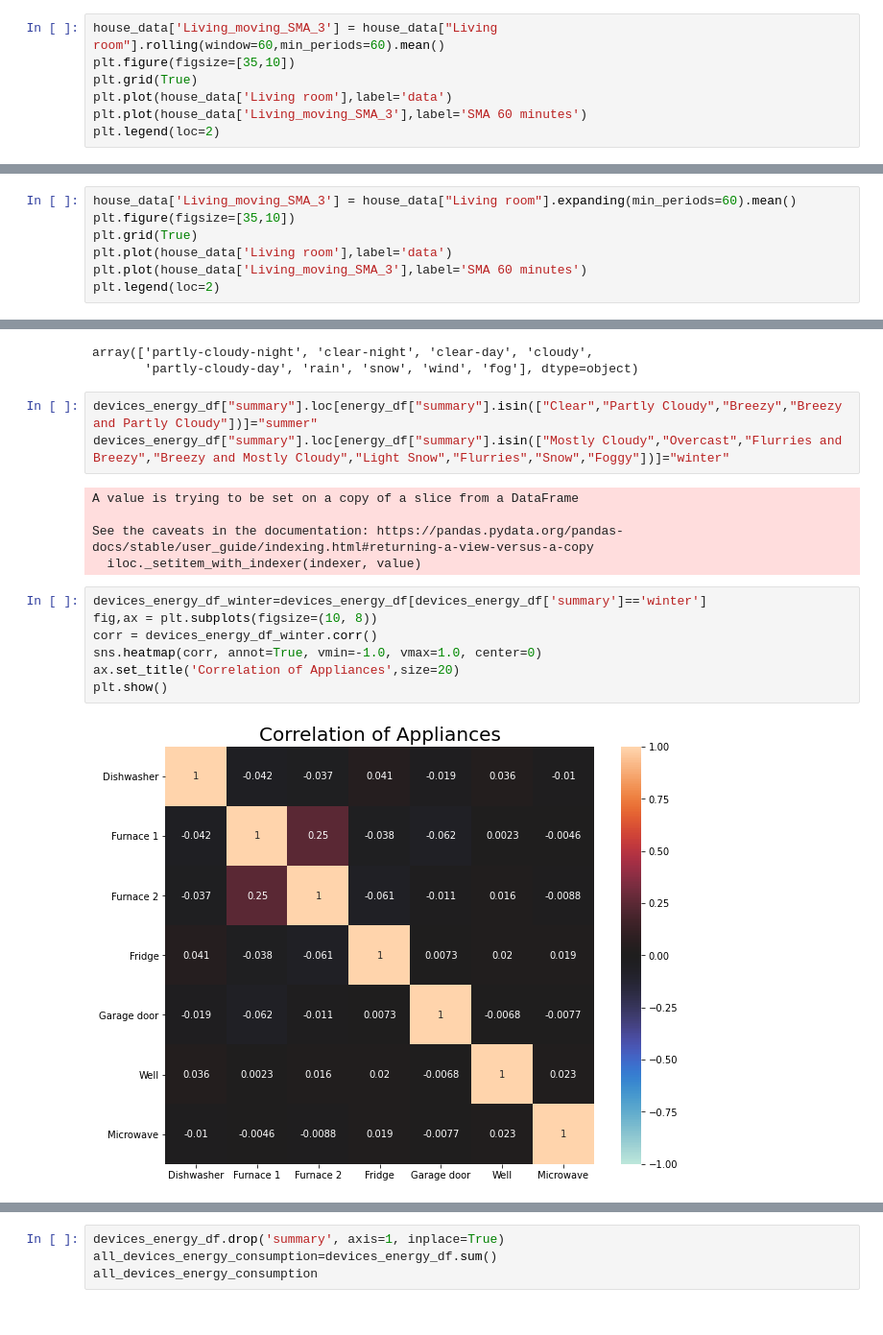
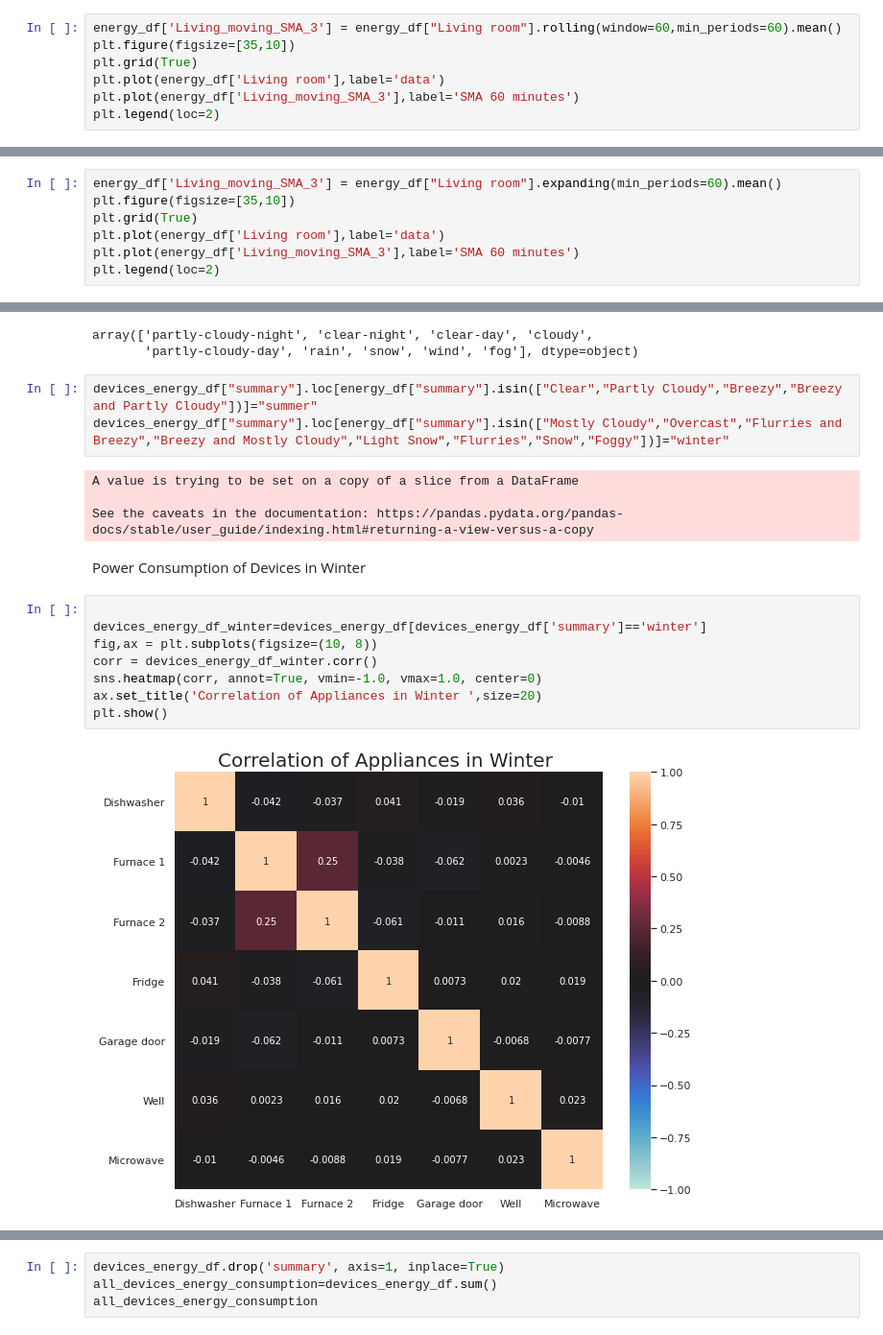
Before and after one commit to crackledsp/PowerConsumptionEDA, a Jupyter notebook: EDA_power_consumption.ipynb, the cells around one changed output, grey strips where cells are left out. Shown at 96% size. Saved outputs shown, nothing was run; the diff lists cells and outputs as text.

```diff
--- a/EDA_power_consumption.ipynb
+++ b/EDA_power_consumption.ipynb
@@ -163,11 +177,11 @@ energy_df['Living room'].resample(rule='H').mean().plot(figsize=(30,10),linewidt
 # %% [markdown]
 ###Hourly Trend in Living Room with Simple Moving Average of window 60 ( 60 minutes = 1 hour )
 # %%
-house_data['Living_moving_SMA_3'] = house_data["Living room"].rolling(window=60,min_periods=60).mean()
+energy_df['Living_moving_SMA_3'] = energy_df["Living room"].rolling(window=60,min_periods=60).mean()
 plt.figure(figsize=[35,10])
 plt.grid(True)
-plt.plot(house_data['Living room'],label='data')
-plt.plot(house_data['Living_moving_SMA_3'],label='SMA 60 minutes')
+plt.plot(energy_df['Living room'],label='data')
+plt.plot(energy_df['Living_moving_SMA_3'],label='SMA 60 minutes')
 plt.legend(loc=2)
 # %% [output]
 <matplotlib.legend.Legend at 0x...>
@@ -175,11 +189,11 @@ plt.legend(loc=2)
 # %% [markdown]
 ###Hourly Trend in Living Room with Expanding window 60 ( 60 minutes = 1 hour )
 # %%
-house_data['Living_moving_SMA_3'] = house_data["Living room"].expanding(min_periods=60).mean()
+energy_df['Living_moving_SMA_3'] = energy_df["Living room"].expanding(min_periods=60).mean()
 plt.figure(figsize=[35,10])
 plt.grid(True)
-plt.plot(house_data['Living room'],label='data')
-plt.plot(house_data['Living_moving_SMA_3'],label='SMA 60 minutes')
+plt.plot(energy_df['Living room'],label='data')
+plt.plot(energy_df['Living_moving_SMA_3'],label='SMA 60 minutes')
 plt.legend(loc=2)
 # %% [output]
 <matplotlib.legend.Legend at 0x...>
@@ -286,13 +295,15 @@ devices_energy_df["summary"].loc[energy_df["summary"].isin(["Mostly Cloudy","Ove
 A value is trying to be set on a copy of a slice from a DataFrame
 
 See the caveats in the documentation: https://pandas.pydata.org/pandas-docs/stable/user_guide/indexing.html#returning-a-view-versus-a-copy
-  iloc._setitem_with_indexer(indexer, value)
+# %% [markdown]
+Power Consumption of Devices in Winter
 # %%
+
 devices_energy_df_winter=devices_energy_df[devices_energy_df['summary']=='winter']
 fig,ax = plt.subplots(figsize=(10, 8))
 corr = devices_energy_df_winter.corr()
 sns.heatmap(corr, annot=True, vmin=-1.0, vmax=1.0, center=0)
-ax.set_title('Correlation of Appliances',size=20)
+ax.set_title('Correlation of Appliances in Winter ',size=20)
 plt.show()
 # %% [output]
-[figure, old version]
+[figure, new version]
```
Also changed, not shown: parts of 20 cells of this notebook.
